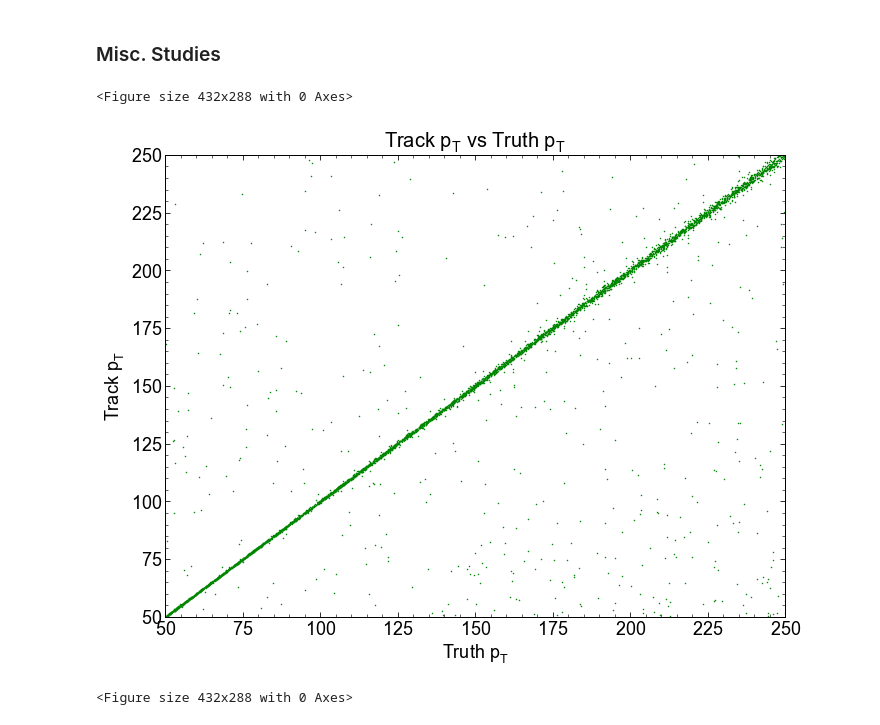
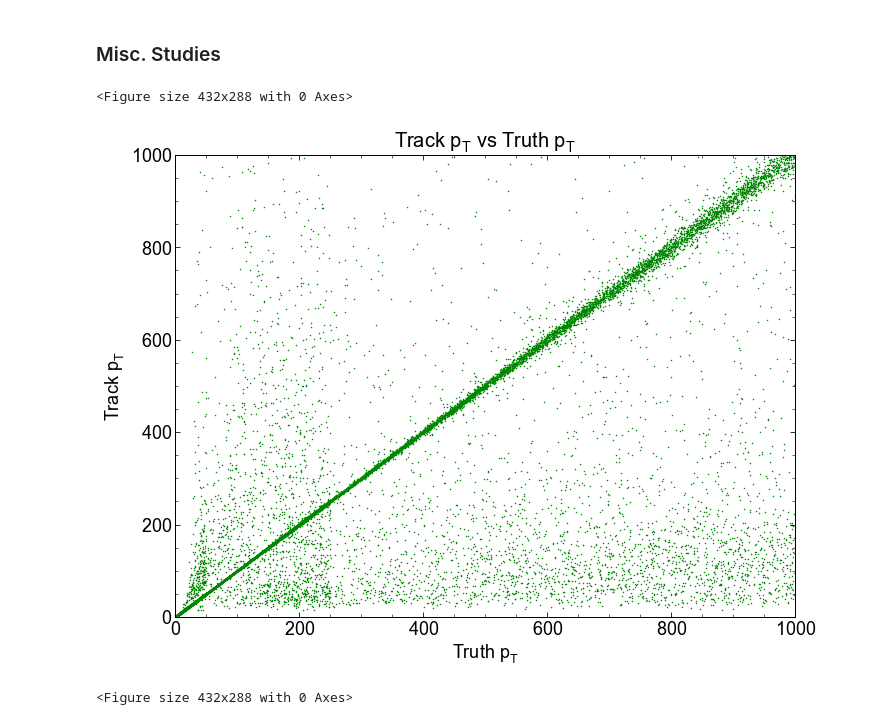
Before and after one commit to kdp-lab/maia_detector_paper, a Jupyter notebook: json_analysis.ipynb, the cells around one changed output. Saved outputs shown, nothing was run; the diff lists cells and outputs as text; code cells hidden in the pictures.

```diff
--- a/json_analysis.ipynb
+++ b/json_analysis.ipynb
@@ -791,20 +785,29 @@ plt.show()
 # %% [markdown]
 ### Misc. Studies
 # %%
-from importlib import reload
-plt=reload(plt)
+#from importlib import reload
+#plt=reload(plt)
+total_truth_pt = ak.concatenate([pt_250_1000['mcp_mu_pt'],pt_50_250['mcp_mu_pt'],pt_0_50['mcp_mu_pt']],axis=0)
+total_track_pt = ak.concatenate([pt_250_1000['pt_match'],pt_50_250['pt_match'],pt_0_50['pt_match']],axis=0)
+total_track_eta = ak.concatenate([pt_250_1000['eta_match'],pt_50_250['eta_match'],pt_0_50['eta_match']],axis=0)
+total_truth_eta = ak.concatenate([pt_250_1000['mcp_mu_eta'],pt_50_250['mcp_mu_eta'],pt_0_50['mcp_mu_eta']],axis=0)
+total_truth_phi = ak.concatenate([pt_250_1000['mcp_mu_phi'],pt_50_250['mcp_mu_phi'],pt_0_50['mcp_mu_phi']],axis=0)
+total_track_phi = ak.concatenate([pt_250_1000['phi_match'],pt_50_250['phi_match'],pt_0_50['phi_match']],axis=0)
+ttt = ak.concatenate([pt_250_1000['track_pt'],pt_50_250['track_pt'],pt_0_50['track_pt']],axis=0)
+
+
 plt.figure(figsize=(6,4))
 plt.subplots(1,1)
-plt.scatter(pt_50_250['pt_match'], pt_50_250['track_pt_match'], s=1)
-plt.xlim(50,250)
-plt.ylim(50,250)
+plt.scatter(np.ravel(total_track_pt), np.ravel(ttt), s=1)
+plt.xlim(0,1000)
+plt.ylim(0,1000)
 plt.title("Track $p_T$ vs Truth $p_T$")
 plt.xlabel("Truth $p_T$")
 plt.ylabel("Track $p_T$")
 plt.show()
 # %% [output]
 <Figure size 432x288 with 0 Axes>
-[figure, old version]
+[figure, new version]
 # %%
 plt.figure(figsize=(6,4))
 plt.subplots(1,1)
```
Also changed, not shown: parts of 7 cells of this notebook.
